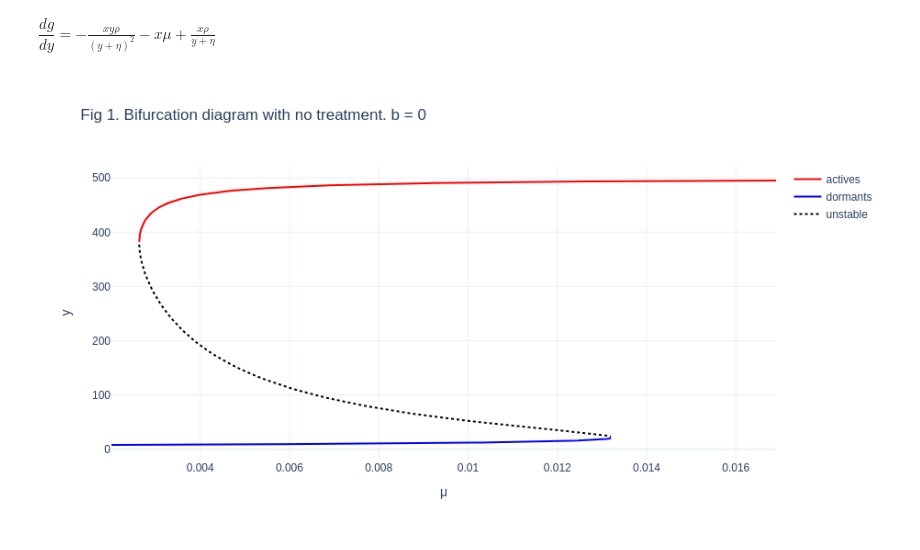
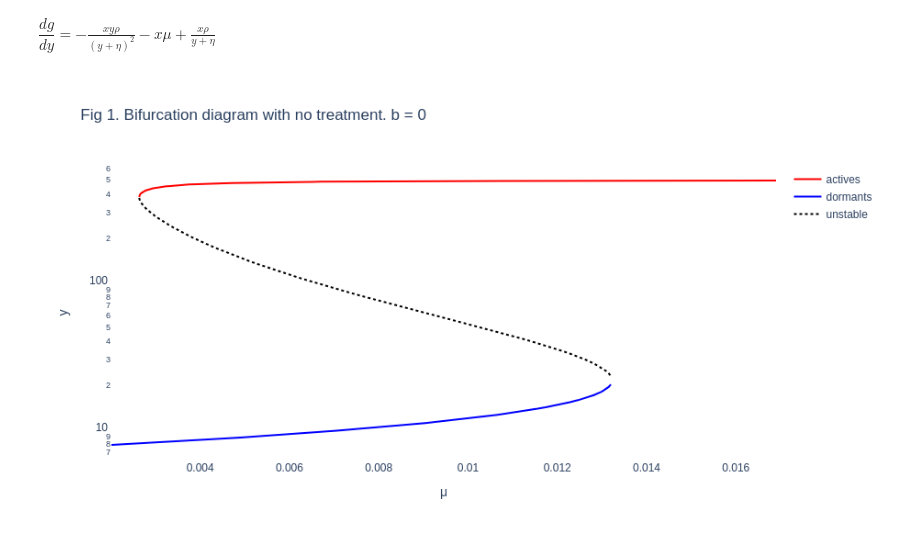
Before and after one commit to SergeyPishchulov/thesis, a Jupyter notebook: mantiicr.ipynb, the cells around one changed output. Saved outputs shown, nothing was run; the diff lists cells and outputs as text; code cells hidden in the pictures.

```diff
--- a/mantiicr.ipynb
+++ b/mantiicr.ipynb
@@ -171,19 +171,22 @@ dormants = df[df.stable & (df.y < 200)]
 actives = df[df.stable & (df.y > 200)]
 unstables = df[~df.stable]
 # fig.add_trace(go.Scatter(x=stables.mu, y=stables.y, mode='markers', name = "y"))
-
-fig.add_trace(go.Scatter(x=actives.mu, y=actives.y, mode='lines', name = "actives",
-                        line={"color":"red"}|get_line_mode(stable=True)))
-
-fig.add_trace(go.Scatter(x=dormants.mu, y=dormants.y, mode='lines', name = "dormants",
-                        line={"color":"blue"}|get_line_mode(stable=True)))
-
-fig.add_trace(go.Scatter(x=unstables.mu, y=unstables.y, mode='lines', name = "unstable",
-                        line={"color":"black"}|get_line_mode(stable=False)))
-# fig.add_trace(go.Scatter(x=df.mu, y=df.y, mode='markers', name = "y"))
-fig.update_layout(title="Fig 1. Bifurcation diagram with no treatment. b = 0")
-fig.update_layout(xaxis={"title": "μ"}, yaxis={"title": "y"}, template="plotly_white",autosize=False,
-    width=600,
-    height=500)
-# %% [output]
-[figure, removed]
+# %%
+fig.add_trace(go.Scatter(x=actives.mu, y=actives.y, mode='lines', name = "actives",
+                        line={"color":"red"}|get_line_mode(stable=True)))
+
+fig.add_trace(go.Scatter(x=dormants.mu, y=dormants.y, mode='lines', name = "dormants",
+                        line={"color":"blue"}|get_line_mode(stable=True)))
+
+fig.add_trace(go.Scatter(x=unstables.mu, y=unstables.y, mode='lines', name = "unstable",
+                        line={"color":"black"}|get_line_mode(stable=False)))
+# fig.add_trace(go.Scatter(x=df.mu, y=df.y, mode='markers', name = "y"))
+fig.update_layout(title="Fig 1. Bifurcation diagram with no treatment. b = 0")
+fig.update_layout(xaxis={"title": "μ"}, yaxis={"title": "y"}, template="plotly_white",autosize=False,
+    width=600,
+    height=500)
+fig.update_yaxes(type="log")
+fig.update_xaxes(showgrid=False)
+fig.update_yaxes(showgrid=False)
+# %% [output]
+[figure, added]
```
